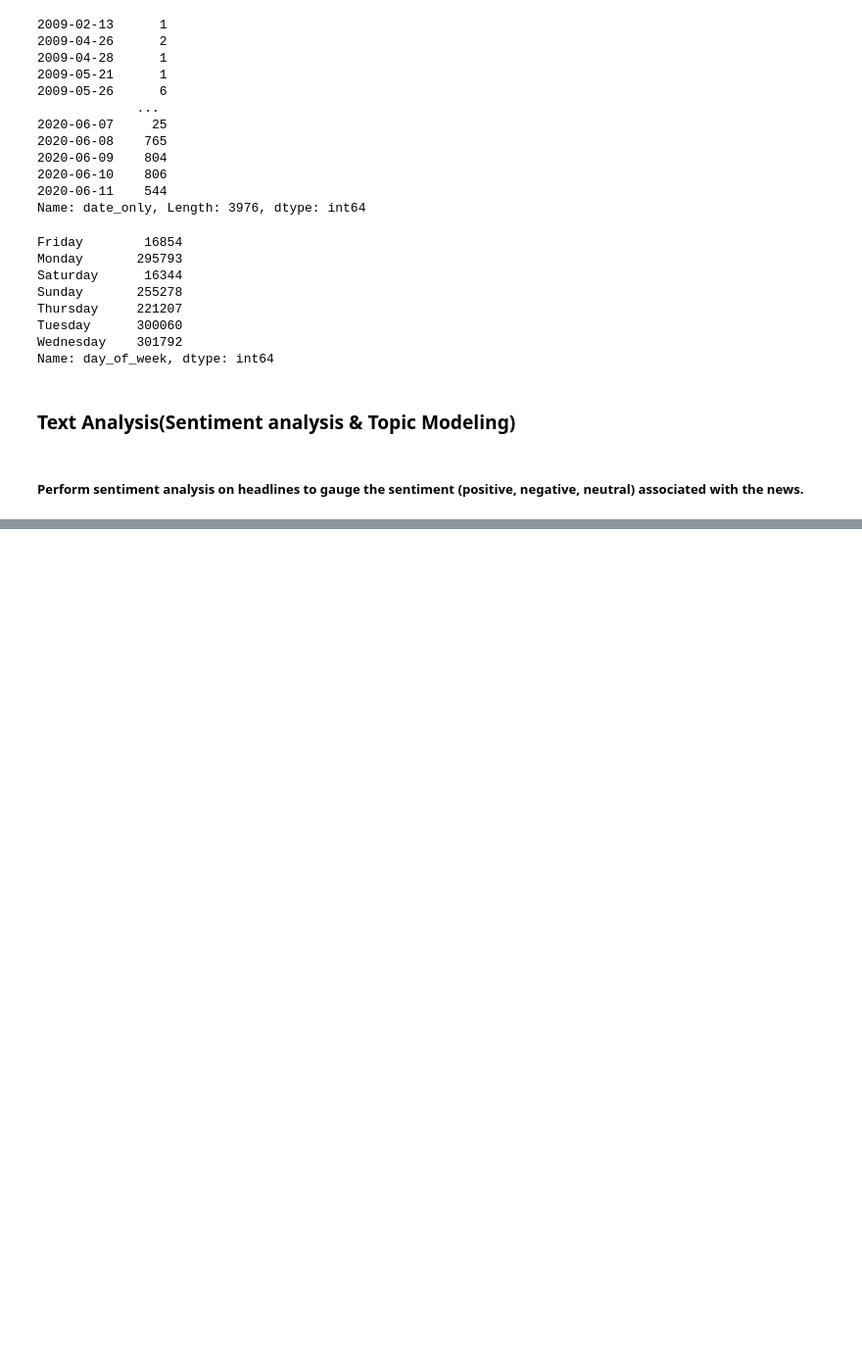
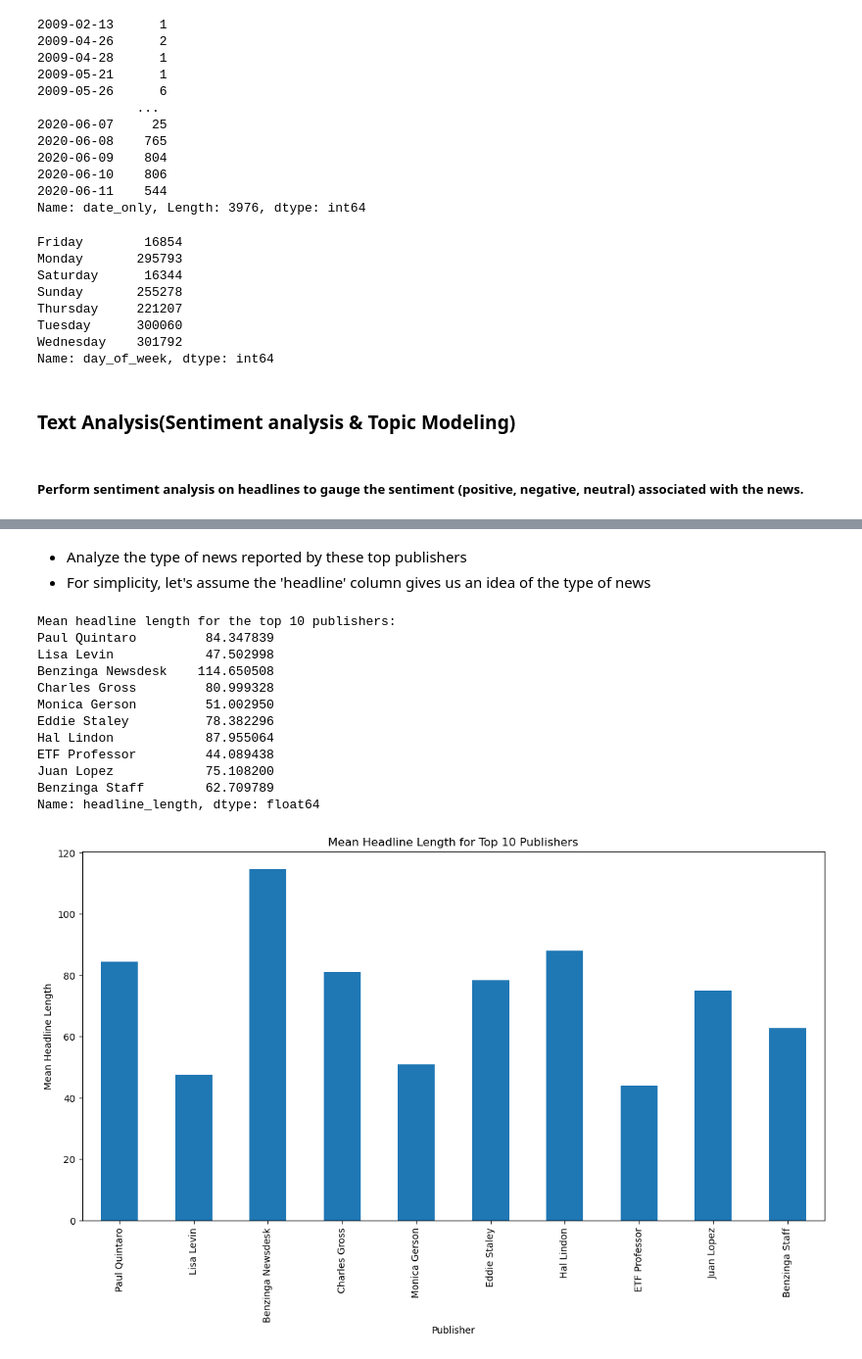
Before and after one commit to kebaHailu/TenX, a Jupyter notebook: src/notebooks/Exploratory_Data_Analysis.ipynb, the cells around one changed output, grey strips where cells are left out. Shown at 98% size. Drawn from its saved outputs; the diff is of its cells as text; code cells hidden in the pictures; blank space fills up the shorter version.

```diff
--- a/src/notebooks/Exploratory_Data_Analysis.ipynb
+++ b/src/notebooks/Exploratory_Data_Analysis.ipynb
@@ -175,0 +263,7 @@ display_topics(lda, vectorizer.get_feature_names_out(), no_top_words)
+# %%
+# Get the top 10 publishers by article count
+top_publishers = df['publisher'].value_counts().head(10)
+
+# Print the top publishers and their article counts
+print("Top 10 publishers by article count:")
+print(top_publishers)
@@ -175,0 +283,38 @@ display_topics(lda, vectorizer.get_feature_names_out(), no_top_words)
+# %% [markdown]
+- Analyze the type of news reported by these top publishers
+- For simplicity, let's assume the 'headline' column gives us an idea of the type of news
+# %%
+# Create a new column 'headline_length' to analyze the length of headlines
+df['headline_length'] = df['headline'].apply(len)
+
+# Group by 'publisher' and calculate the mean headline length for each publisher
+publisher_headline_length = df.groupby('publisher')['headline_length'].mean()
+
+# Filter the results to include only the top 10 publishers
+top_publishers_headline_length = publisher_headline_length[top_publishers.index]
+
+# Print the mean headline length for the top 10 publishers
+print("Mean headline length for the top 10 publishers:")
+print(top_publishers_headline_length)
+
+# Plot the mean headline length for the top 10 publishers
+plt.figure(figsize=(14, 7))
+top_publishers_headline_length.plot(kind='bar')
+plt.xlabel('Publisher')
+plt.ylabel('Mean Headline Length')
+plt.title('Mean Headline Length for Top 10 Publishers')
+plt.show()
+# %% [output]
+Mean headline length for the top 10 publishers:
+Paul Quintaro         84.347839
+Lisa Levin            47.502998
+Benzinga Newsdesk    114.650508
+Charles Gross         80.999328
+Monica Gerson         51.002950
+Eddie Staley          78.382296
+Hal Lindon            87.955064
+ETF Professor         44.089438
+Juan Lopez            75.108200
+Benzinga Staff        62.709789
+Name: headline_length, dtype: float64
+[figure, added]
```
Also changed, not shown: parts of 8 cells of this notebook.
